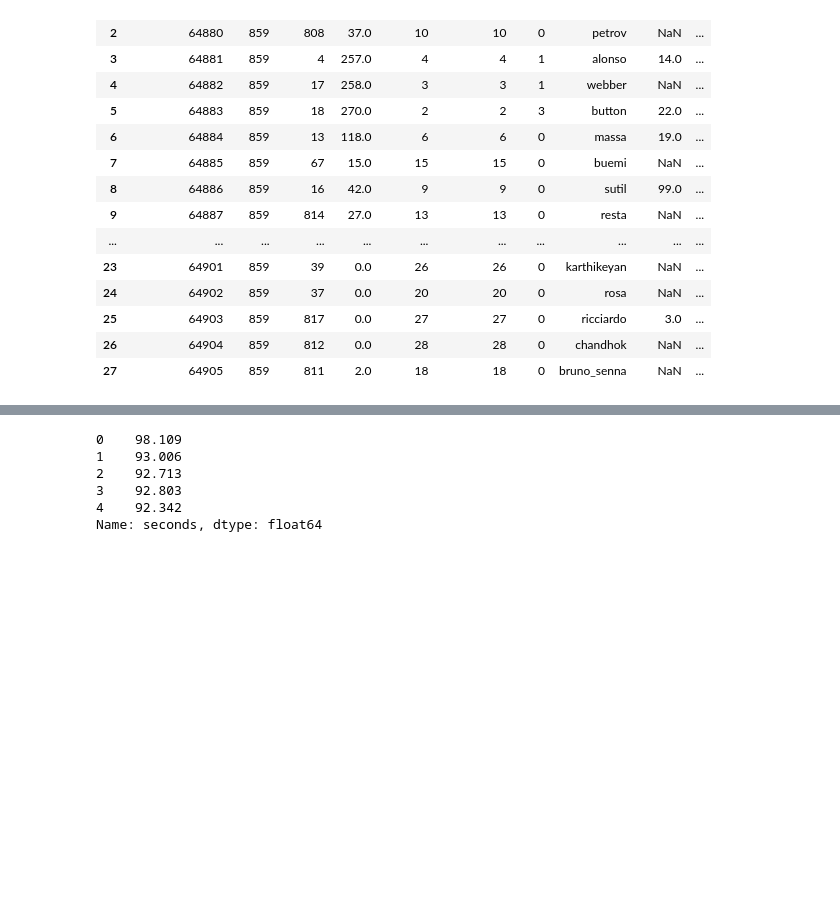
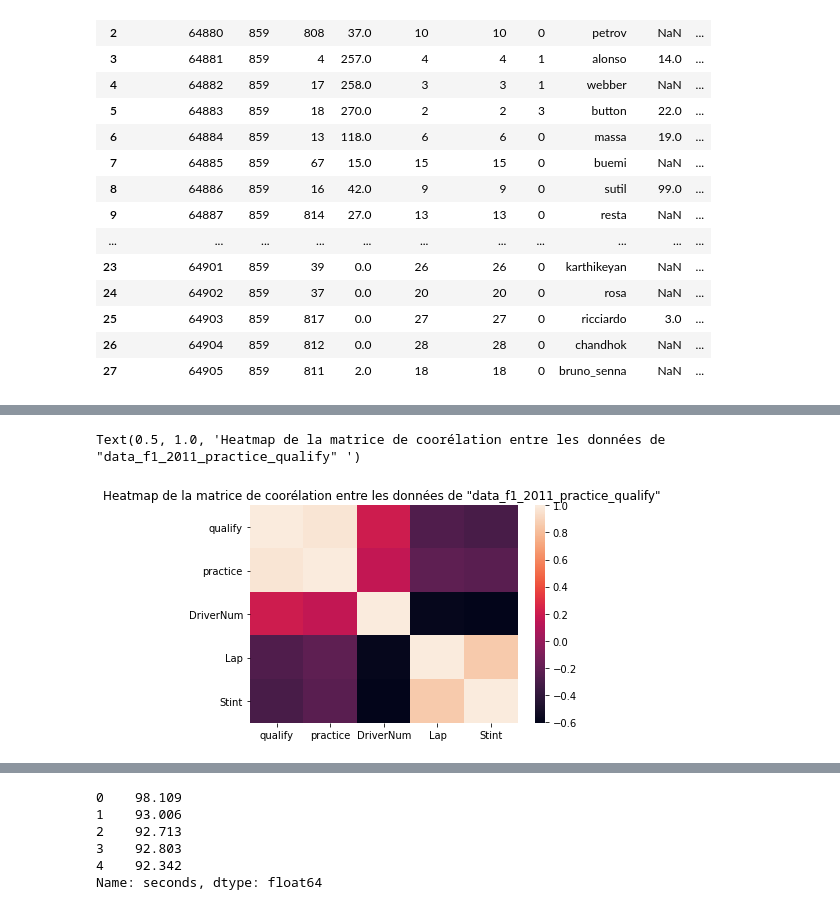
Before and after one commit to allanCouderette/Data-analysis-F1-example, a Jupyter notebook: Projet machine learning.ipynb, the cells around one changed output, grey strips where cells are left out. Cells and saved outputs as stored; diff of their text form; code cells hidden in the pictures; blank space fills up the shorter version.

```diff
--- a/Projet machine learning.ipynb
+++ b/Projet machine learning.ipynb
@@ -394,0 +569,2 @@ driverStandings_2011
+# %%
+data_f1_2011_practice_qualify = pd.read_csv('data_f1_2011_practice_qualify.csv')
@@ -394,0 +580,7 @@ driverStandings_2011
+# %%
+g = sns.heatmap(data_f1_2011_practice_qualify.corr())
+fig = mp.pyplot.gcf()
+plt.title('Heatmap de la matrice de coorélation entre les données de "data_f1_2011_practice_qualify" ')
+# %% [output]
+Text(0.5, 1.0, 'Heatmap de la matrice de coorélation entre les données de "data_f1_2011_practice_qualify" ')
+[figure, added]
```
Also changed, not shown: parts of 41 cells of this notebook, 1 other file.
